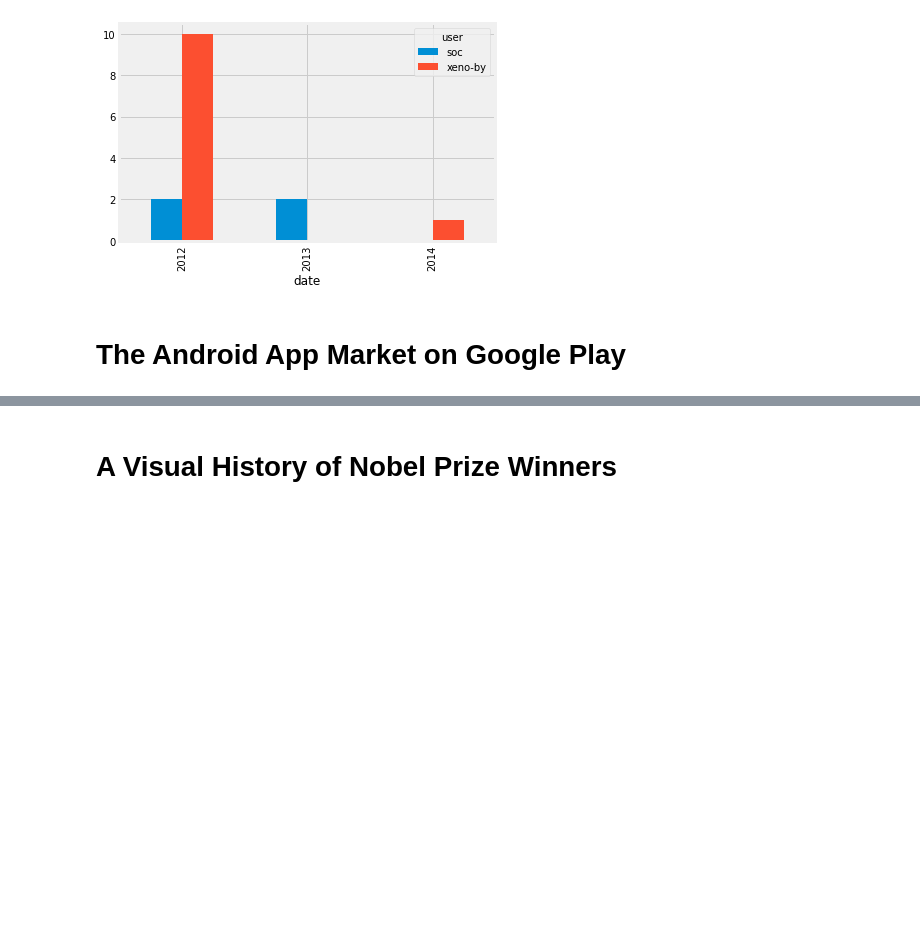
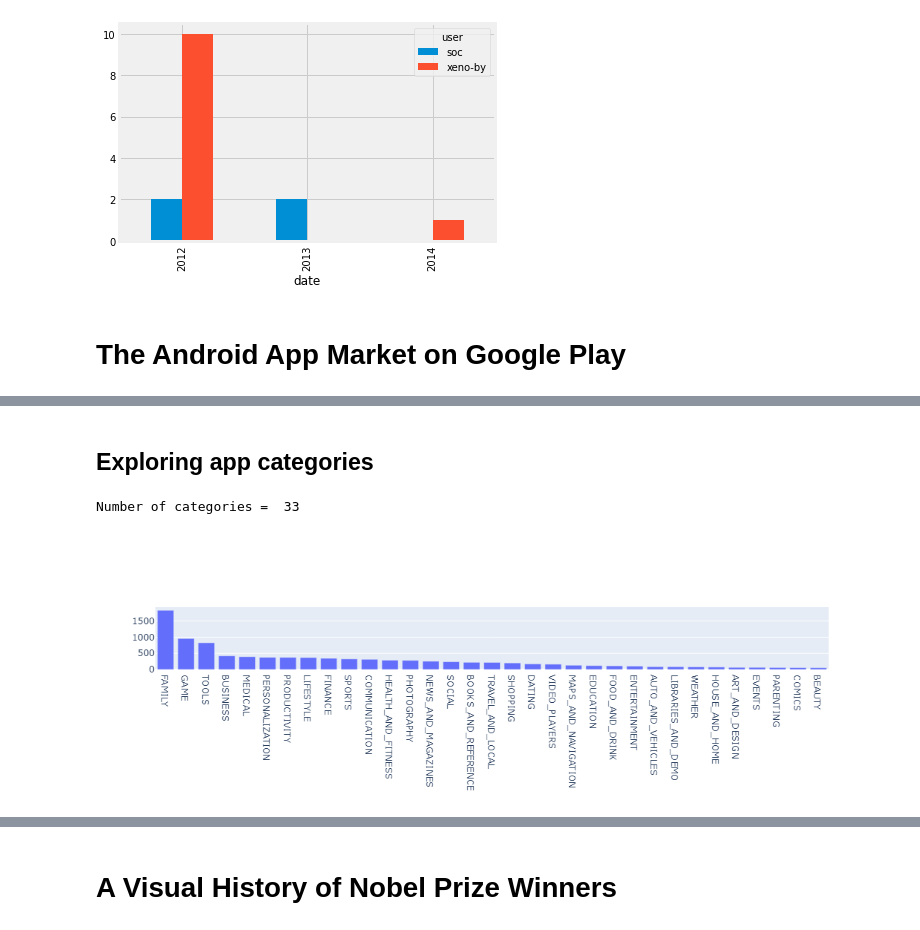
Before and after one commit to marcomna/DataCampPythonProjects, a Jupyter notebook: Projects.ipynb, the cells around one changed output, grey strips where cells are left out. Saved outputs shown, nothing was run; the diff lists cells and outputs as text; code cells hidden in the pictures; blank space fills up the shorter version.

```diff
--- a/Projects.ipynb
+++ b/Projects.ipynb
@@ -349,0 +395,15 @@ by_file_wide.plot(kind='bar')
+# %%
+# List of characters to remove
+chars_to_remove = ['+', ',', '$']
+# List of column names to clean
+cols_to_clean = ['Installs', 'Price']
+
+# Loop for each column in cols_to_clean
+for col in cols_to_clean:
+    # Loop for each char in chars_to_remove
+    for char in chars_to_remove:
+        # Replace the character with an empty string
+        apps[col] = apps[col].apply(lambda x: x.replace(char, ''))
+
+# Print a summary of the apps dataframe
+print(apps.info())
@@ -349,0 +430,11 @@ by_file_wide.plot(kind='bar')
+# %%
+import numpy as np
+
+# Convert Installs to float data type
+apps['Installs'] = apps['Installs'].astype('float64')
+
+# Convert Price to float data type
+apps['Price'] = apps['Price'].astype('float64')
+
+# Checking dtypes of the apps dataframe
+print(apps.dtypes)
@@ -349,0 +457,23 @@ by_file_wide.plot(kind='bar')
+# %% [markdown]
+## Exploring app categories
+# %%
+import plotly
+plotly.offline.init_notebook_mode(connected=True)
+import plotly.graph_objs as go
+
+# Print the total number of unique categories
+num_categories = len(apps['Category'].unique())
+print('Number of categories = ', num_categories)
+
+# Count the number of apps in each 'Category' and sort them in descending order
+num_apps_in_category = apps['Category'].value_counts().sort_values(ascending = False)
+
+data = [go.Bar(
+        x = num_apps_in_category.index, # index = category name
+        y = num_apps_in_category.values, # value = count
+)]
+
+plotly.offline.iplot(data)
+# %% [output]
+Number of categories =  33
+[figure, added]
```
Also changed, not shown: parts of 38 cells of this notebook.
